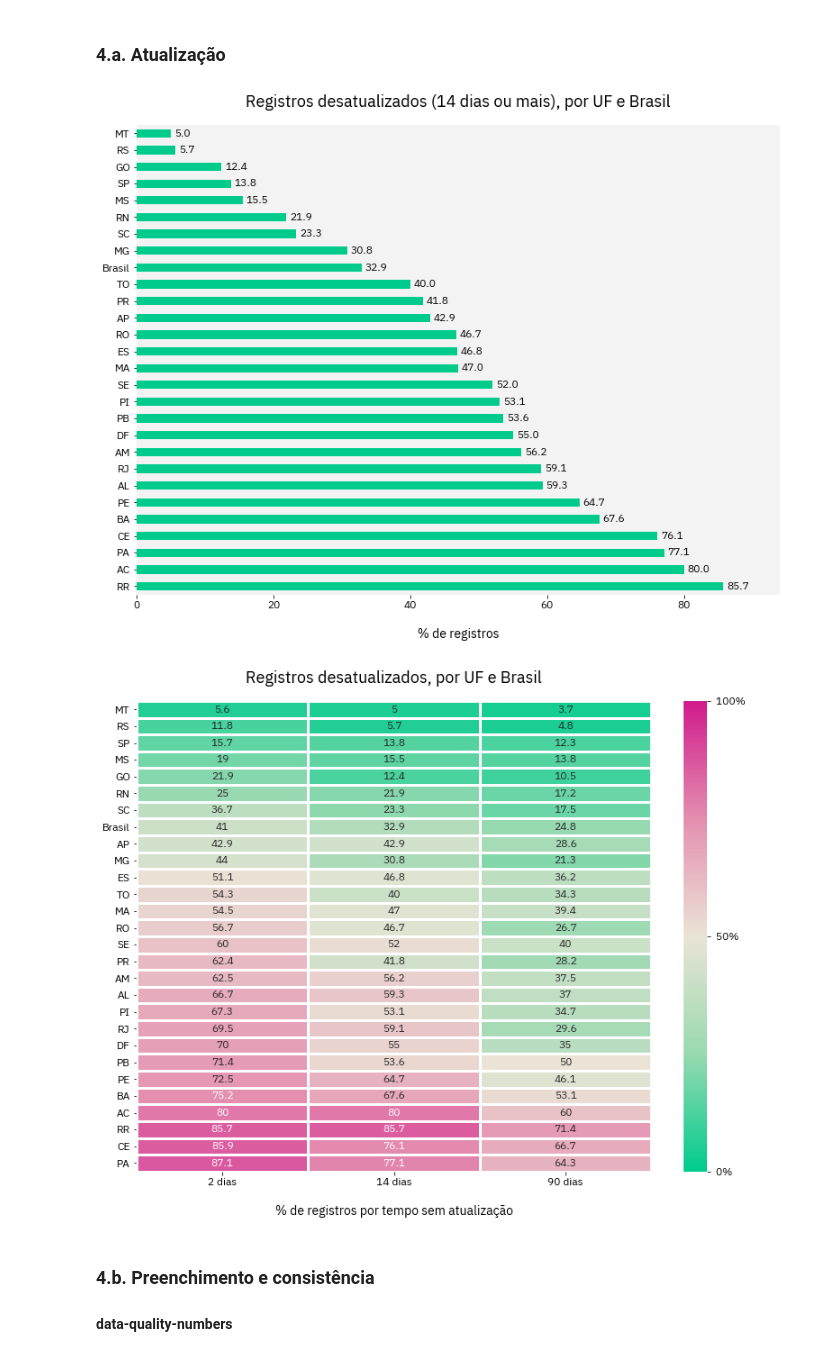
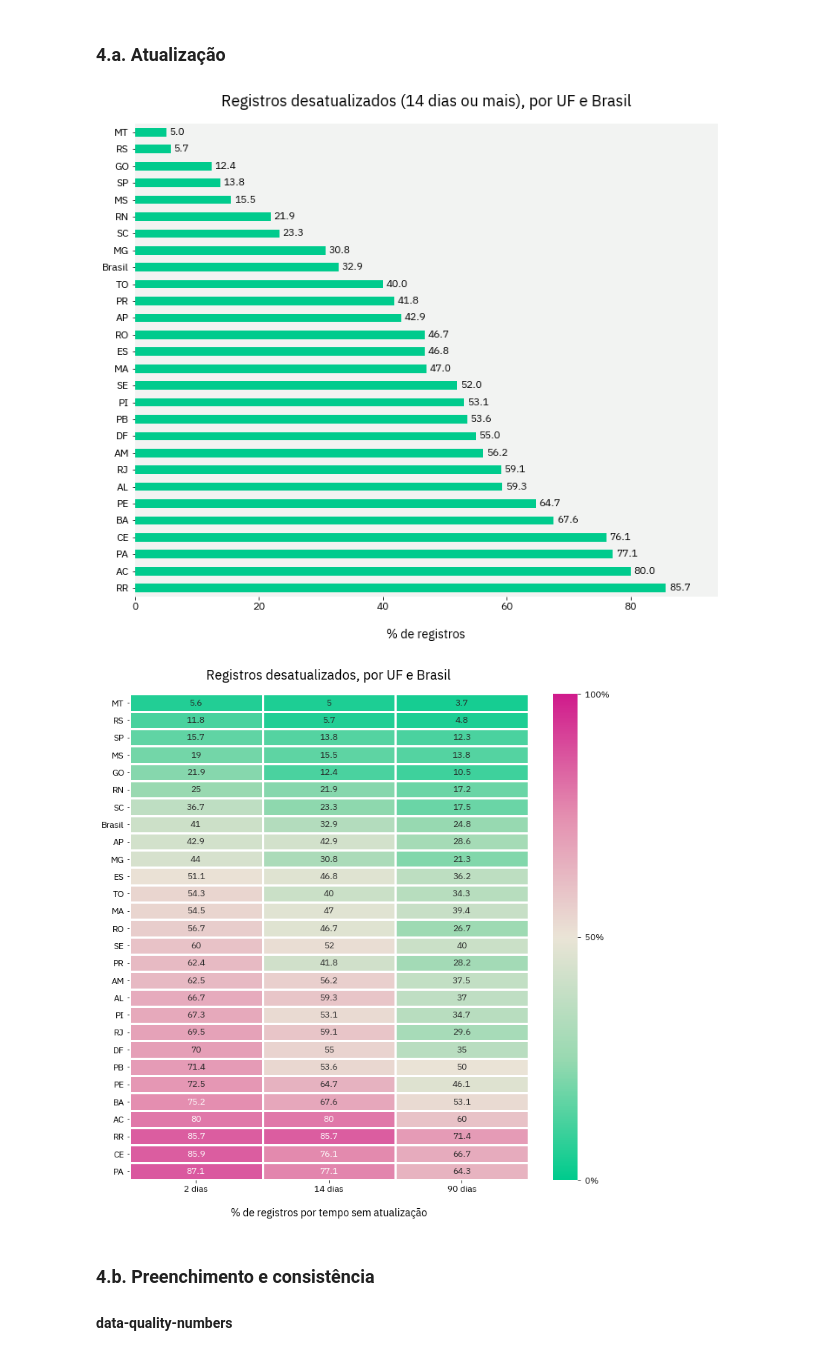
Before and after one commit to okfn-brasil/transparencia-leitos-covid-analise, a Jupyter notebook: Analysis.ipynb, the cells around one changed output. Saved outputs shown, nothing was run; the diff lists cells and outputs as text; code cells hidden in the pictures.

```diff
--- a/Analysis.ipynb
+++ b/Analysis.ipynb
@@ -28,7 +34,6 @@ from pathlib import Path
 # %%
 CHARTS_FOLDER = 'exports/charts'
 STANDARD_FIGSIZE = (16,12)
-STANDARD_FIGSIZE = (16 * 0.8,12 * 0.8)
 # %%
 # charts helpers
 
@@ -156,7 +160,7 @@ def plot_heatmap(df, metric_cols, cols_order=[],
               ylabel='', xlabel='', annotate=True,
               xgrid=False, color=OK_COLOR_SCALE_DIVERGING,
               xticklabels=[], vmin=0, vmax=100,
-              round_pct=False, legend='',
+              round_pct=False, legend='', legend_y=-0.15,
               cbar_ticks=[0, 50, 100],
               cbar_labels=[' 0%', ' 50%', ' 100%'],
               file_format='png',
@@ -169,7 +173,7 @@ def plot_heatmap(df, metric_cols, cols_order=[],
         df_tmp = df_tmp.reindex(columns=cols_order)
     fig, ax = plt.subplots(figsize=figsize)
 
-    sns.heatmap(df_tmp, annot=True, ax=ax, cmap=color, fmt='g', vmin=vmin, vmax=vmax, xticklabels=xticklabels)
+    sns.heatmap(df_tmp, annot=annotate, ax=ax, cmap=color, fmt='g', vmin=vmin, vmax=vmax, xticklabels=xticklabels)
 
     ax.set_facecolor(facecolor)
     ax.set_title(title, fontsize=BIGGER_SIZE, pad=M_LABEL_PAD)
@@ -188,7 +192,7 @@ def plot_heatmap(df, metric_cols, cols_order=[],
     cbar.set_ticks(cbar_ticks)
     cbar.set_ticklabels(cbar_labels)
 
-    ax.text(0, -0.15, legend,
+    ax.text(0, legend_y, legend,
          horizontalalignment='left',
          verticalalignment='center',
          transform = ax.transAxes)
@@ -718,7 +542,7 @@ for d in UPDATED_DAYS:
     df_hb[f'not_updated_{d}d'] = np.where(df_hb[f'updated_{d}d'] == True, False, True)
 
 
-tolerance = 1.10
+tolerance = 1.2
 # icu
 # df_hb['icu_total_ocup_gt_offer_tolerance'] = np.where((df['totalOcupUti'] >= (df['totalOfertaUti'] * tolerance)) & (df_hb.has_uti_proxy == True), True, False)
 df_hb['icu_hosp_ocup_gt_offer_tolerance'] = np.where((df['ocupHospUti'] >= (df['ofertaHospUti'] * tolerance)) & (df_hb.has_uti_proxy == True), True, False)
@@ -732,7 +556,7 @@ cols_icu_ocup_tolerance = [
     'icu_hosp_ocup_gt_offer_tolerance',
     'icu_covid_ocup_gt_offer_tolerance',
 ]
-df_hb['any_icu_ocup_tolerance_error'] = df_hb[cols_ocup_tolerance].any(axis='columns')
+df_hb['any_icu_ocup_tolerance_error'] = df_hb[cols_icu_ocup_tolerance].any(axis='columns')
 
 cols_all_ocup_tolerance = [
     'cli_hosp_ocup_gt_offer_tolerance',
@@ -755,31 +579,33 @@ df_hb['any_error'] = df_hb[cols_any_error].any(axis='columns')
 # %%
 df_tmp = df_hb
 # df_tmp = df_hb[df_hb.has_uti_proxy == True]
 
 cols = [
     'not_updated_2d',
     'not_updated_14d',
     'not_updated_90d',
 ]
 
 by_state = df_tmp.groupby('estadoSigla')[cols].sum().div(df_tmp.groupby('estadoSigla')['cnes'].size(), axis=0)
 country = df_tmp.groupby('_index')[cols].sum().div(df_tmp.groupby('_index')['cnes'].size(), axis=0)
 country['estadoSigla'] = 'Brasil'
 check = by_state.append(country.set_index('estadoSigla'))
 
 plot_barh(check, 'not_updated_14d', round_pct=True, ascending=True,
          title='Registros desatualizados (14 dias ou mais), por UF e Brasil',
          xlabel='% de registros',
+         figsize=(12,10),
          file_name='desatualizados_geral')
 
-plot_heatmap(check.sort_values('not_updated_2d'), selected_cols, round_pct=True,
+plot_heatmap(check.sort_values('not_updated_2d'), cols, round_pct=True,
             xticklabels=['2 dias', '14 dias', '90 dias'],
             title='Registros desatualizados, por UF e Brasil',
             xlabel='% de registros por tempo sem atualização',
+            figsize=(12,12),
             file_name='desatualizados_tabela')
 # %% [output]
-[figure, old version]
+[figure, new version]
-[figure, old version]
+[figure, new version]
 # %% [markdown]
 ### 4.b. Preenchimento e consistência
 #### data-quality-numbers
```
Also changed, not shown: parts of 75 cells of this notebook.
